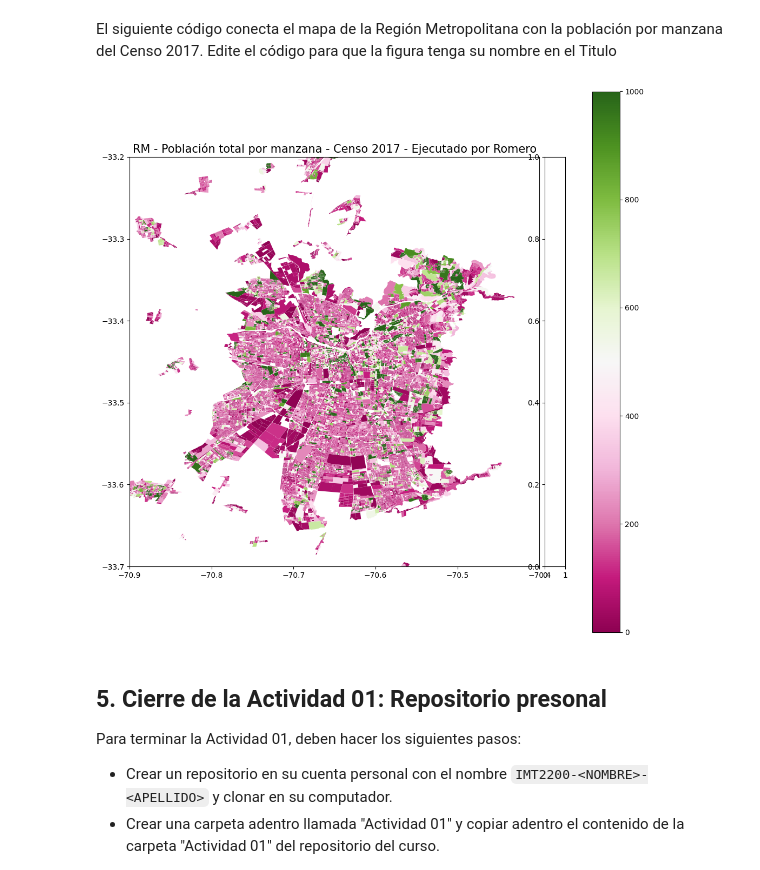
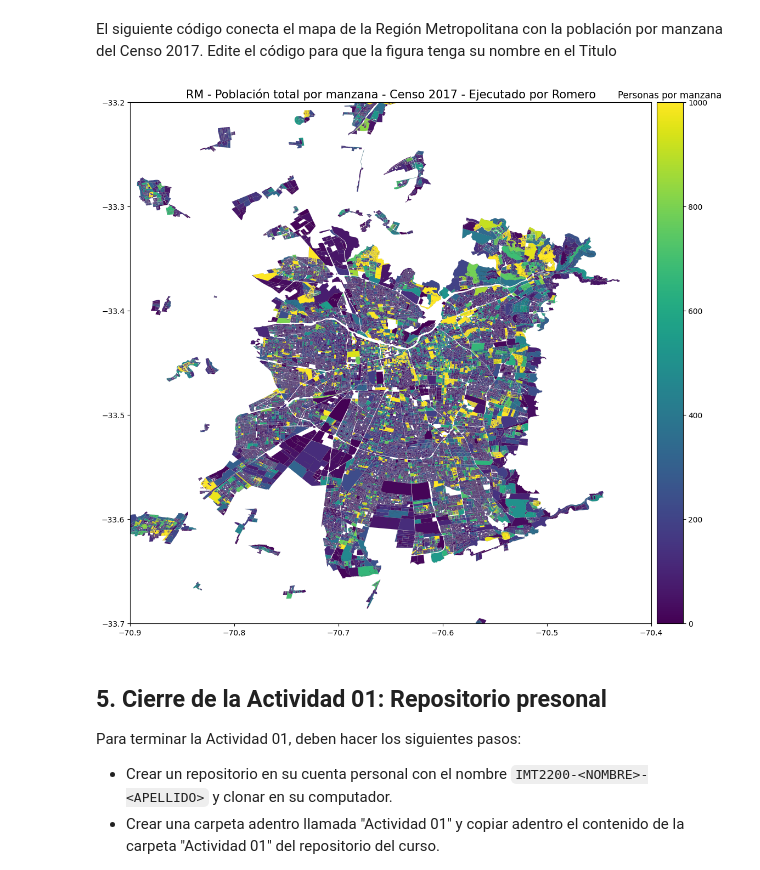
Before and after one commit to nogalsss/IMT2200-LUIS-ROMERO, a Jupyter notebook: Actividades/Actividad 01/IMT2200 - Actividad 01.ipynb, the cells around one changed output. Cells and saved outputs as stored; diff of their text form; code cells hidden in the pictures.

```diff
--- a/Actividades/Actividad 01/IMT2200 - Actividad 01.ipynb
+++ b/Actividades/Actividad 01/IMT2200 - Actividad 01.ipynb
@@ -143,40 +143,49 @@ El siguiente código conecta el mapa de la Región Metropolitana con la poblaci
 # %%
 from mpl_toolkits.axes_grid1 import make_axes_locatable
 import matplotlib.colors as colors
 import matplotlib.pyplot as plt
-import numpy as np
-import pandas as pd
-import geopandas as gpd
 
-#Crear figura y ejes
-fig=plt.figure(figsize=(13,13))
-ax=fig.add_subplot(111)
+
+# Crear figura y ejes
+fig = plt.figure(figsize=(13, 13))
+ax = fig.add_subplot(111)
 divider = make_axes_locatable(ax)
 cax = divider.append_axes("right", size="5%", pad=0.1)
 
-# cantidad de personas por manzana
-Z=manz['TOTAL_PERS']
-manz.plot(ax=ax, column='TOTAL_PERS', cmap='PiYG', legend=True, vmin=0, vmax=1000)
+# Cantidad de personas por manzana con borde fino
+Z = manz['TOTAL_PERS']
+manz.plot(ax=ax, column='TOTAL_PERS', cmap='viridis',
+          legend=True, vmin=0, vmax=1000,
+          edgecolor='black', linewidth=0.05, cax=cax)
 
+# Título de la barra de color
+cax.set_title("Personas por manzana")
+
+# Contorno de comunas
 com_projected = com.to_crs(epsg=3857)
 com_projected.boundary.plot(ax=ax, lw=0.2, color='k')
 
-xlim=[-70.9,-70.4]
-ylim=[-33.7,-33.2]
-for x, y, label in zip(com_projected.geometry.centroid.x, com_projected.geometry.centroid.y, com_projected.NOM_COMUNA):
-    if xlim[0]<x<xlim[1] and ylim[0]<y<ylim[1]:
-        ax.text(x, y, label, fontsize = 10)
+# Etiquetas con fondo blanco
+xlim = [-70.9, -70.4]
+ylim = [-33.7, -33.2]
+for x, y, label in zip(com_projected.geometry.centroid.x,
+                       com_projected.geometry.centroid.y,
+                       com_projected.NOM_COMUNA):
+    if xlim[0] < x < xlim[1] and ylim[0] < y < ylim[1]:
+        ax.text(x, y, label, fontsize=10,
+                bbox=dict(facecolor='white', alpha=0.7, boxstyle="round,pad=0.2"))
 
 ax.set_xlim(xlim)
-ax.set_ylim(ylim);
+ax.set_ylim(ylim)
 
-## Reemplace 'XXX' por su apellido
-ax.set_title('RM - Población total por manzana - Censo 2017 - Ejecutado por Romero',fontsize=15)
+# Título con apellido
+ax.set_title('RM - Población total por manzana - Censo 2017 - Ejecutado por Romero',
+             fontsize=15)
 
-## Reemplace 'XXX' por su apellido en el nombre del archivo de salida
-fig.savefig('PoblacionRM_C2017_Romero.jpg')
+# Guardar imagen en alta calidad
+fig.savefig('PoblacionRM_C2017_Romero.jpg', dpi=300, bbox_inches='tight')
 # %% [output]
-[figure, old version]
+[figure, new version]
 # %% [markdown]
 ## 5. Cierre de la Actividad 01: Repositorio presonal
 
```
Also changed, not shown: 2 other files.
